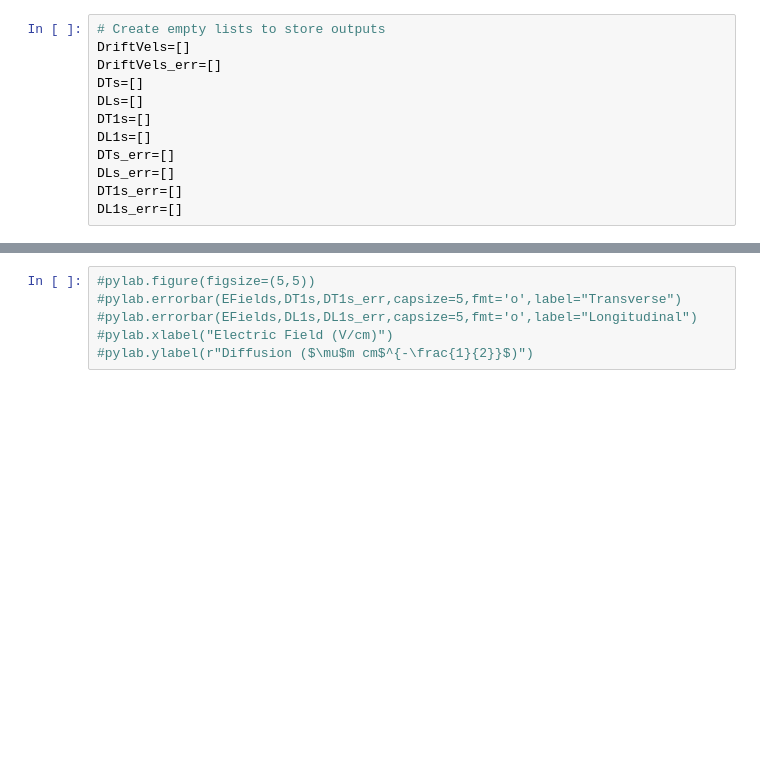
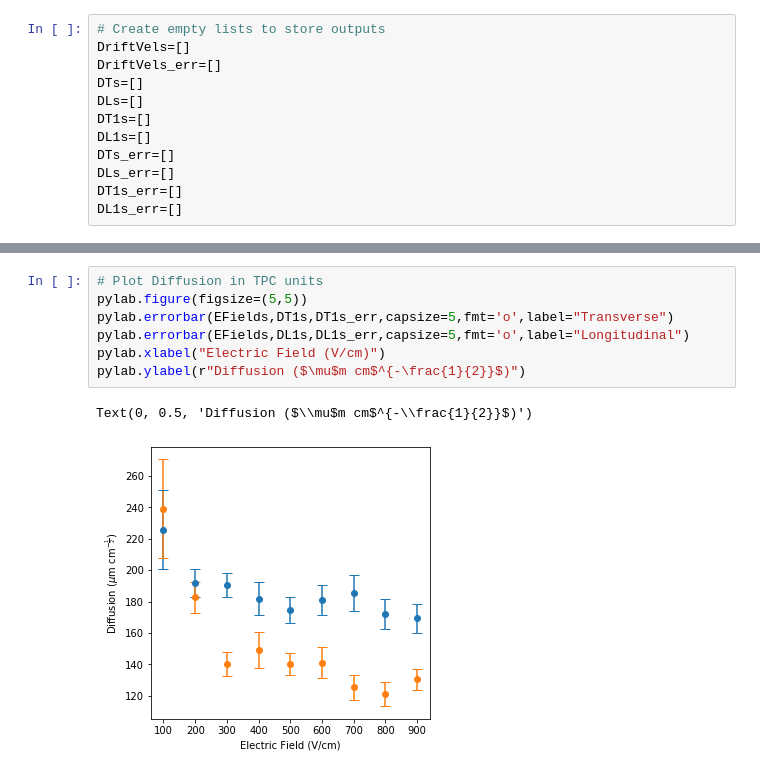
Before and after one commit to UTA-REST/PyBoltz, a Jupyter notebook: src/Examples/Example.ipynb, the cells around one changed output, grey strips where cells are left out. Drawn from its saved outputs; the diff is of its cells as text; blank space fills up the shorter version.

```diff
--- a/src/Examples/Example.ipynb
+++ b/src/Examples/Example.ipynb
@@ -118,6 +128,10 @@ Text(0, 0.5, 'Drift Velocity (mm/$\\mu$ s)')
 # %%
-#pylab.figure(figsize=(5,5))
-#pylab.errorbar(EFields,DT1s,DT1s_err,capsize=5,fmt='o',label="Transverse")
-#pylab.errorbar(EFields,DL1s,DL1s_err,capsize=5,fmt='o',label="Longitudinal")
-#pylab.xlabel("Electric Field (V/cm)")
-#pylab.ylabel(r"Diffusion ($\mu$m cm$^{-\frac{1}{2}}$)")
+# Plot Diffusion in TPC units
+pylab.figure(figsize=(5,5))
+pylab.errorbar(EFields,DT1s,DT1s_err,capsize=5,fmt='o',label="Transverse")
+pylab.errorbar(EFields,DL1s,DL1s_err,capsize=5,fmt='o',label="Longitudinal")
+pylab.xlabel("Electric Field (V/cm)")
+pylab.ylabel(r"Diffusion ($\mu$m cm$^{-\frac{1}{2}}$)")
+# %% [output]
+Text(0, 0.5, 'Diffusion ($\\mu$m cm$^{-\\frac{1}{2}}$)')
+[figure, added]
```
Also changed, not shown: parts of 4 cells of this notebook, 1 other file.
